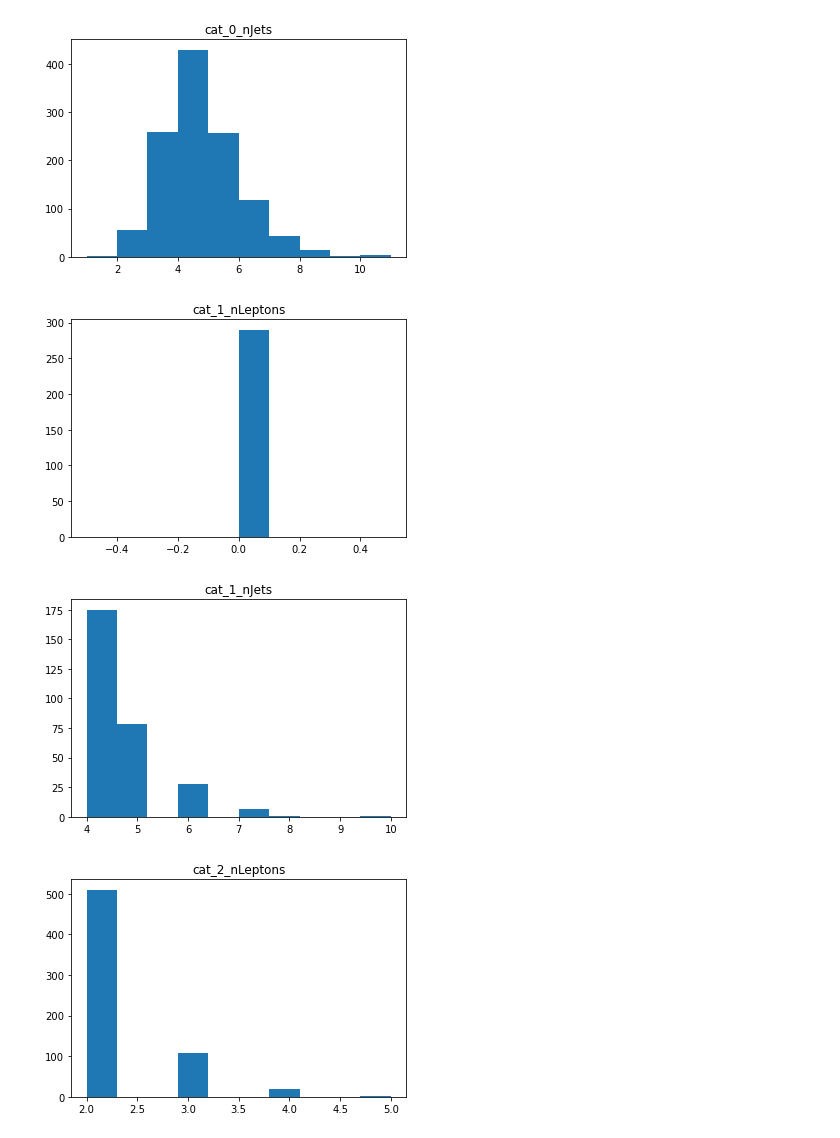
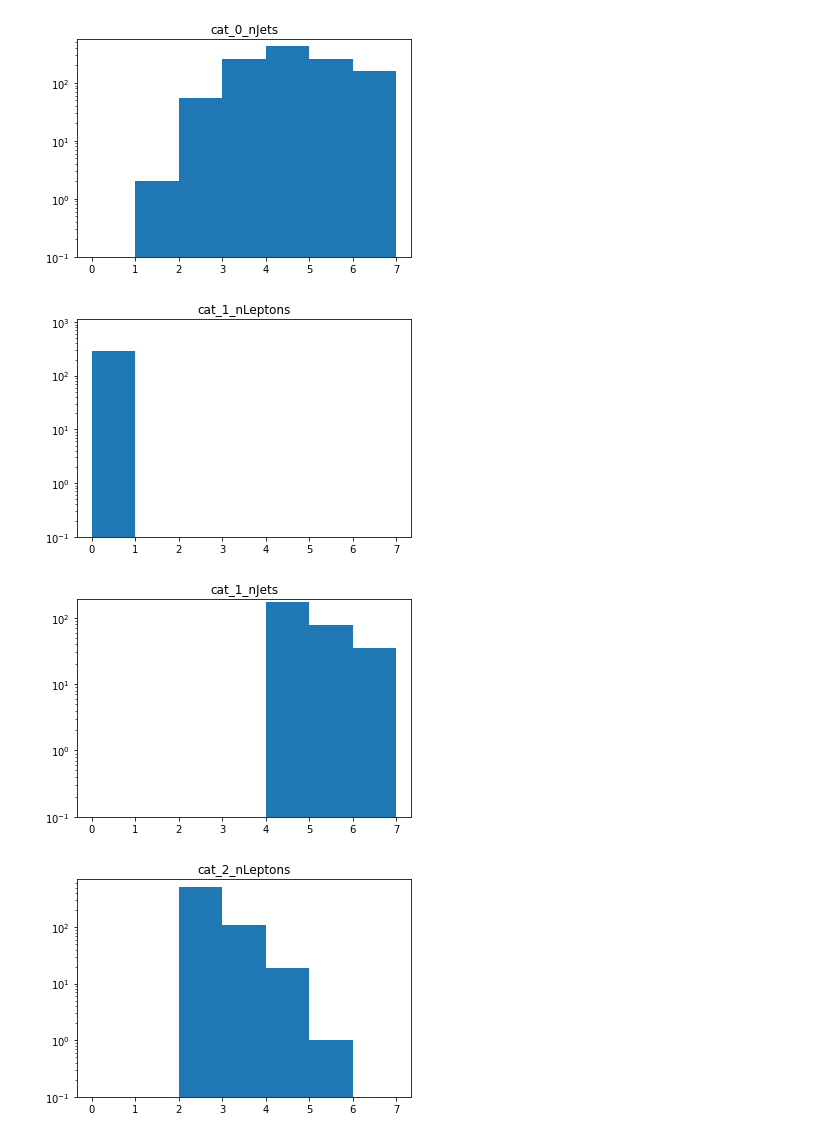
Before and after one commit to cms-btv-pog/BTVNanoCommissioning, a Jupyter notebook: HHWWgg_hgg_coffea_Plotter.ipynb, the cells around one changed output. Saved outputs shown, nothing was run; the diff lists cells and outputs as text; code cells hidden in the pictures.

```diff
--- a/HHWWgg_hgg_coffea_Plotter.ipynb
+++ b/HHWWgg_hgg_coffea_Plotter.ipynb
@@ -38,7 +38,11 @@ for cat in cats:
     for obj in objs:
         quantity = "cat_%s_n%s"%(cat, obj)
         exec("vals = %s"%(quantity))
-        plt.hist(vals)
+        fig, ax = plt.subplots()
+        plt.hist(vals, bins = np.linspace(0, 7, 8))
+        plt.yscale('log')
+        ymin, ymax = ax.get_ylim()
+        ax.set_ylim(0.1, ymax)
         plt.title(quantity)
         plt.show()
         plt.close()
@@ -47,4 +51,4 @@ for cat in cats:
-[figure, old version]
+[figure, new version]
-[figure, old version]
+[figure, new version]
-[figure, old version]
+[figure, new version]
-[figure, old version]
+[figure, new version]
```
Also changed, not shown: parts of 2 cells of this notebook, 2 other files.
